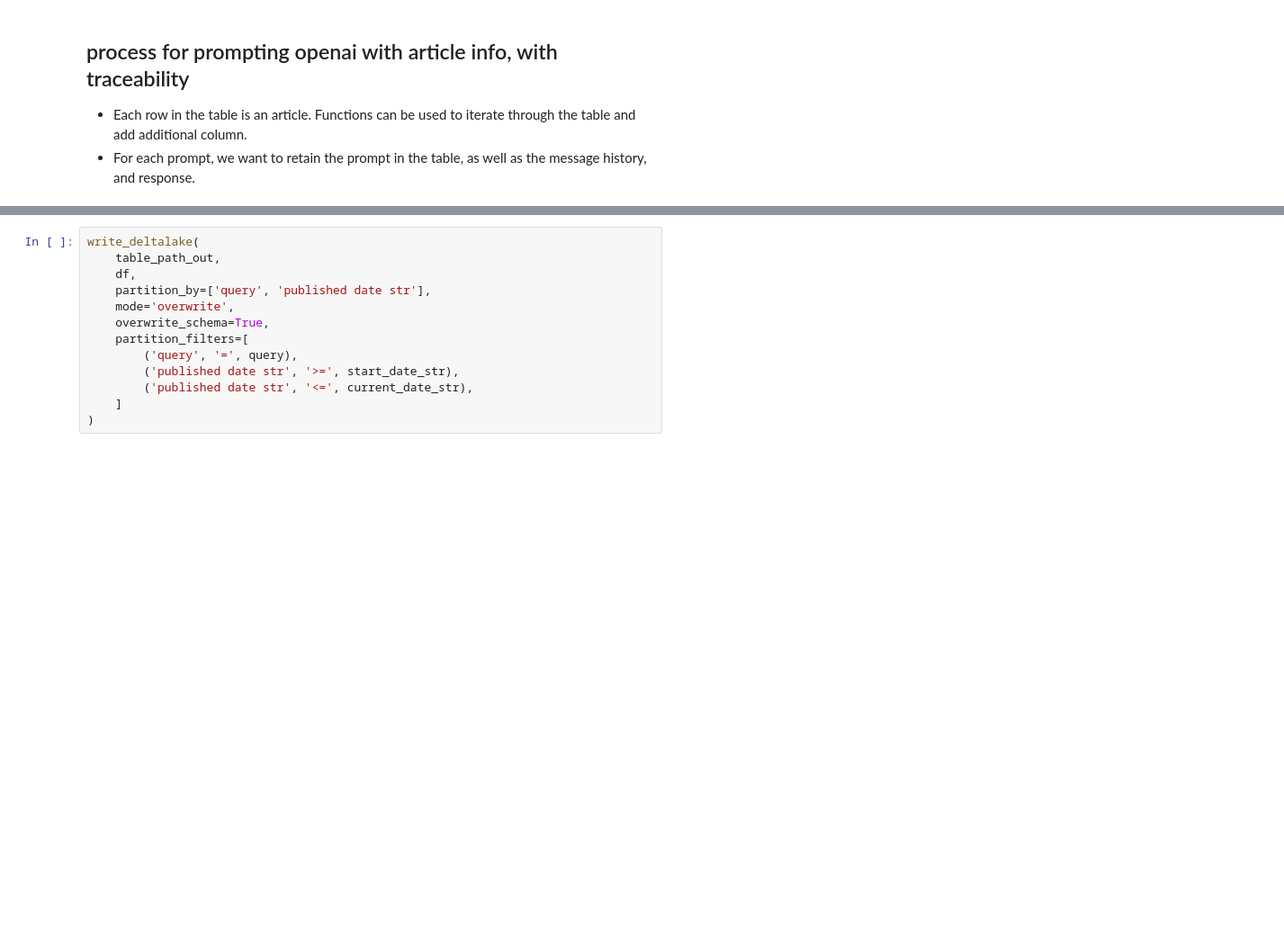
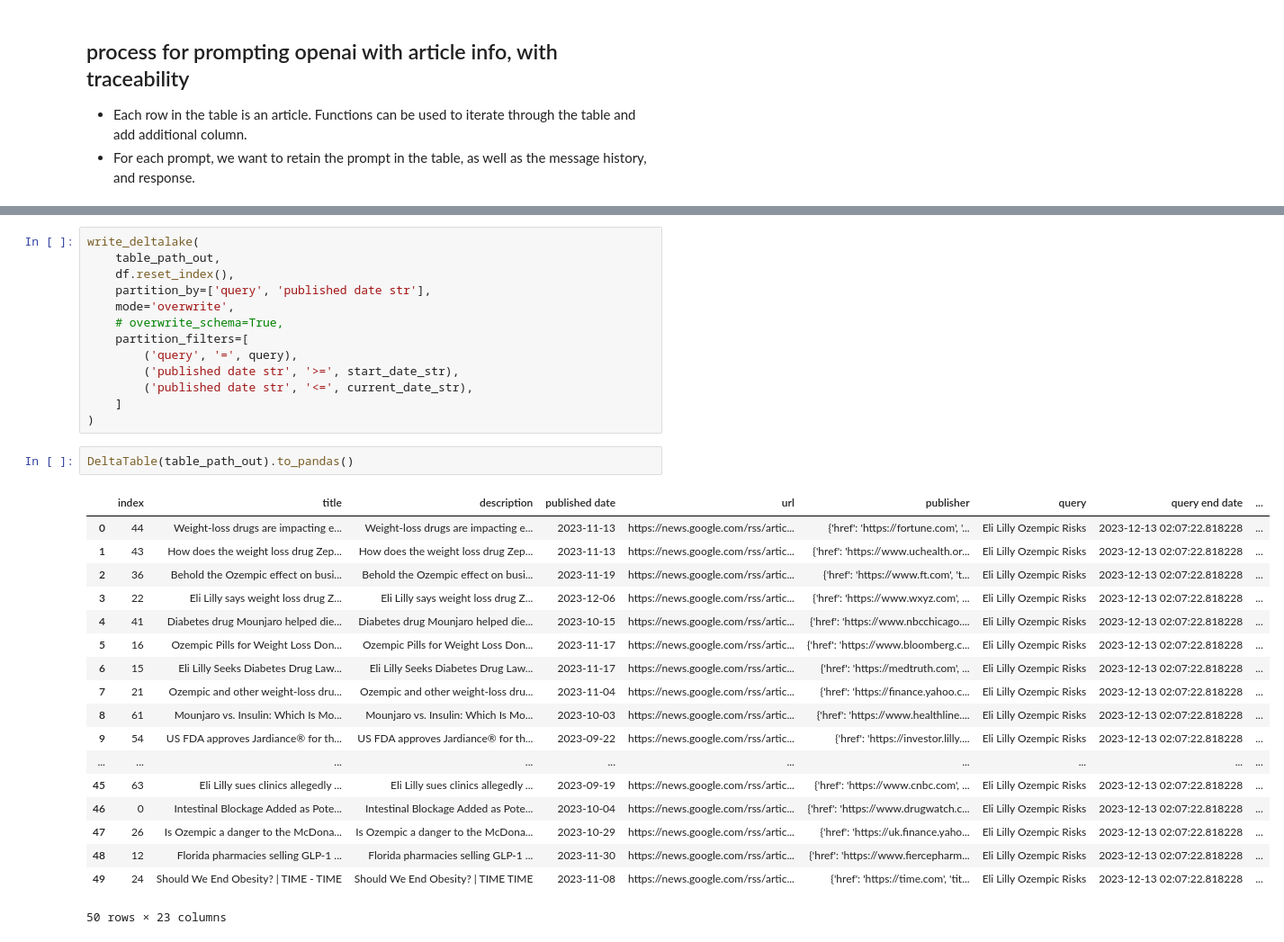
Before and after one commit to jcguidry/article-rebuttal-agent, a Jupyter notebook: notebooks/3-respond-articles.ipynb, the cells around one changed output, grey strips where cells are left out. Shown at 90% size. Saved outputs shown, nothing was run; the diff lists cells and outputs as text; blank space fills up the shorter version.

```diff
--- a/notebooks/3-respond-articles.ipynb
+++ b/notebooks/3-respond-articles.ipynb
@@ -325,13 +358,34 @@ df.head(2)
 # %%
 write_deltalake(
     table_path_out,
-    df,
+    df.reset_index(),
     partition_by=['query', 'published date str'],
     mode='overwrite',
-    overwrite_schema=True,
+    # overwrite_schema=True,
     partition_filters=[
         ('query', '=', query),
         ('published date str', '>=', start_date_str),
         ('published date str', '<=', current_date_str),
     ]
 )
+# %%
+DeltaTable(table_path_out).to_pandas()
+# %% [output]
+|  | index | title | description | published date | url | publisher | query | query end date | ... |
+| 0 | 44 | Weight-loss drugs are impacting e... | Weight-loss drugs are impacting e... | 2023-11-13 | https://news.google.com/rss/artic... | {'href': 'https://fortune.com', '... | Eli Lilly Ozempic Risks | 2023-12-13 02:07:22.818228 | ... |
+| 1 | 43 | How does the weight loss drug Zep... | How does the weight loss drug Zep... | 2023-11-13 | https://news.google.com/rss/artic... | {'href': 'https://www.uchealth.or... | Eli Lilly Ozempic Risks | 2023-12-13 02:07:22.818228 | ... |
+| 2 | 36 | Behold the Ozempic effect on busi... | Behold the Ozempic effect on busi... | 2023-11-19 | https://news.google.com/rss/artic... | {'href': 'https://www.ft.com', 't... | Eli Lilly Ozempic Risks | 2023-12-13 02:07:22.818228 | ... |
+| 3 | 22 | Eli Lilly says weight loss drug Z... | Eli Lilly says weight loss drug Z... | 2023-12-06 | https://news.google.com/rss/artic... | {'href': 'https://www.wxyz.com', ... | Eli Lilly Ozempic Risks | 2023-12-13 02:07:22.818228 | ... |
+| 4 | 41 | Diabetes drug Mounjaro helped die... | Diabetes drug Mounjaro helped die... | 2023-10-15 | https://news.google.com/rss/artic... | {'href': 'https://www.nbcchicago.... | Eli Lilly Ozempic Risks | 2023-12-13 02:07:22.818228 | ... |
+| 5 | 16 | Ozempic Pills for Weight Loss Don... | Ozempic Pills for Weight Loss Don... | 2023-11-17 | https://news.google.com/rss/artic... | {'href': 'https://www.bloomberg.c... | Eli Lilly Ozempic Risks | 2023-12-13 02:07:22.818228 | ... |
+| 6 | 15 | Eli Lilly Seeks Diabetes Drug Law... | Eli Lilly Seeks Diabetes Drug Law... | 2023-11-17 | https://news.google.com/rss/artic... | {'href': 'https://medtruth.com', ... | Eli Lilly Ozempic Risks | 2023-12-13 02:07:22.818228 | ... |
+| 7 | 21 | Ozempic and other weight-loss dru... | Ozempic and other weight-loss dru... | 2023-11-04 | https://news.google.com/rss/artic... | {'href': 'https://finance.yahoo.c... | Eli Lilly Ozempic Risks | 2023-12-13 02:07:22.818228 | ... |
+| 8 | 61 | Mounjaro vs. Insulin: Which Is Mo... | Mounjaro vs. Insulin: Which Is Mo... | 2023-10-03 | https://news.google.com/rss/artic... | {'href': 'https://www.healthline.... | Eli Lilly Ozempic Risks | 2023-12-13 02:07:22.818228 | ... |
+| 9 | 54 | US FDA approves Jardiance® for th... | US FDA approves Jardiance® for th... | 2023-09-22 | https://news.google.com/rss/artic... | {'href': 'https://investor.lilly.... | Eli Lilly Ozempic Risks | 2023-12-13 02:07:22.818228 | ... |
+| ... | ... | ... | ... | ... | ... | ... | ... | ... | ... |
+| 45 | 63 | Eli Lilly sues clinics allegedly ... | Eli Lilly sues clinics allegedly ... | 2023-09-19 | https://news.google.com/rss/artic... | {'href': 'https://www.cnbc.com', ... | Eli Lilly Ozempic Risks | 2023-12-13 02:07:22.818228 | ... |
+| 46 | 0 | Intestinal Blockage Added as Pote... | Intestinal Blockage Added as Pote... | 2023-10-04 | https://news.google.com/rss/artic... | {'href': 'https://www.drugwatch.c... | Eli Lilly Ozempic Risks | 2023-12-13 02:07:22.818228 | ... |
+| 47 | 26 | Is Ozempic a danger to the McDona... | Is Ozempic a danger to the McDona... | 2023-10-29 | https://news.google.com/rss/artic... | {'href': 'https://uk.finance.yaho... | Eli Lilly Ozempic Risks | 2023-12-13 02:07:22.818228 | ... |
+| 48 | 12 | Florida pharmacies selling GLP-1 ... | Florida pharmacies selling GLP-1 ... | 2023-11-30 | https://news.google.com/rss/artic... | {'href': 'https://www.fiercepharm... | Eli Lilly Ozempic Risks | 2023-12-13 02:07:22.818228 | ... |
+| 49 | 24 | Should We End Obesity? | TIME - TIME | Should We End Obesity? | TIME TIME | 2023-11-08 | https://news.google.com/rss/artic... | {'href': 'https://time.com', 'tit... | Eli Lilly Ozempic Risks | 2023-12-13 02:07:22.818228 | ... |
+50 rows × 23 columns
```
Also changed, not shown: parts of 11 cells of this notebook, 41 other files.
